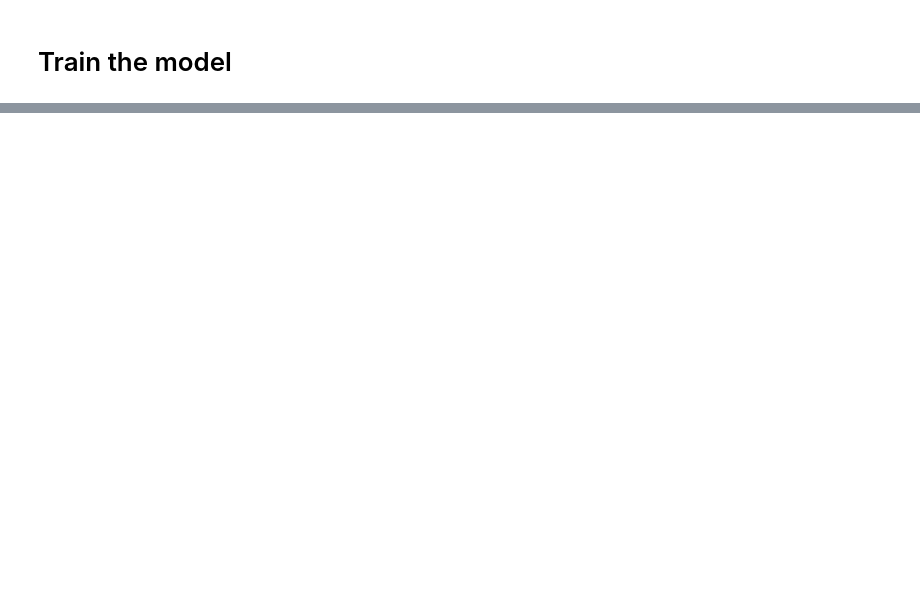
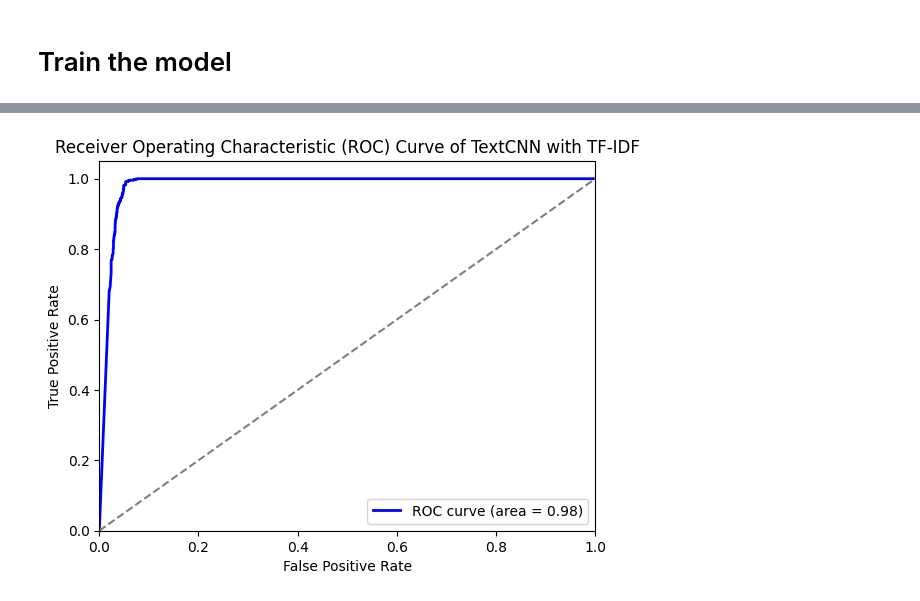
Before and after one commit to JeanMusenga/PhD-Thesis_2024_Musenga, a Jupyter notebook: TextCNN_with_TF_IDF.ipynb, the cells around one changed output, grey strips where cells are left out. Saved outputs shown, nothing was run; the diff lists cells and outputs as text; code cells hidden in the pictures; blank space fills up the shorter version.

```diff
--- a/TextCNN_with_TF_IDF.ipynb
+++ b/TextCNN_with_TF_IDF.ipynb
@@ -41,0 +57,4 @@ X_test_cnn = X_test_tfidf.toarray().reshape((X_test_tfidf.shape[0], X_test_tfidf
+# %%
+# Pad the sequences
+X_train_padded = pad_sequences(X_train_seq, maxlen=max_length, padding=padding_type, truncating=trunc_type)
+X_test_padded = pad_sequences(X_test_seq, maxlen=max_length, padding=padding_type, truncating=trunc_type)
@@ -139,0 +230,25 @@ Class 1 - Precision: 0.8924022837066315, Recall: 0.9173814898419864, Accuracy: 0
+# %%
+import matplotlib.pyplot as plt
+from sklearn.metrics import roc_curve, auc
+
+# Predict probabilities (instead of classes) for the positive class
+y_pred_prob = text_cnn_model.predict(X_test_padded).ravel()
+
+# Compute the ROC curve
+fpr, tpr, thresholds = roc_curve(y_test, y_pred_prob)
+
+# Calculate the AUC (Area Under the Curve)
+roc_auc = auc(fpr, tpr)
+
+# Plot the ROC curve
+plt.figure()
+plt.plot(fpr, tpr, color='blue', lw=2, label=f'ROC curve (area = {roc_auc:.2f})')
+plt.plot([0, 1], [0, 1], color='gray', linestyle='--')  # Diagonal line
+plt.xlim([0.0, 1.0])
+plt.ylim([0.0, 1.05])
+plt.xlabel('False Positive Rate')
+plt.ylabel('True Positive Rate')
+plt.title('Receiver Operating Characteristic (ROC) Curve of TextCNN with TF-IDF')
+plt.legend(loc="lower right")
+plt.show()
+# %% [output]
@@ -139,0 +256 @@ Class 1 - Precision: 0.8924022837066315, Recall: 0.9173814898419864, Accuracy: 0
+[figure, added]
```
Also changed, not shown: parts of 33 cells of this notebook.
